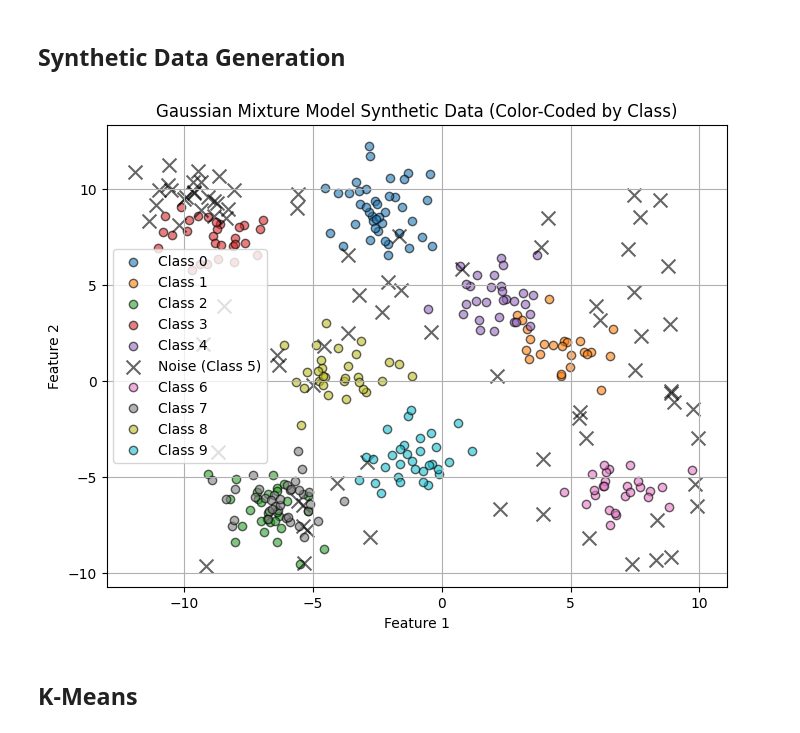
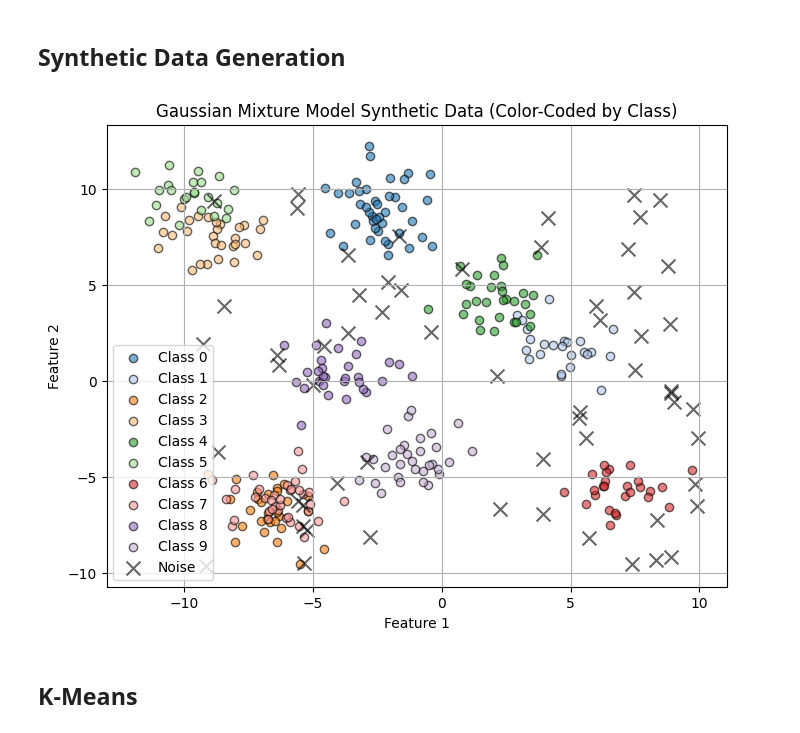
Before and after one commit to wumboingwumbos/ImageProcessing, a Jupyter notebook: Pattern_Rec_ECE5363/Project_5/Bartley_Hossain.ipynb, the cells around one changed output. Saved outputs shown, nothing was run; the diff lists cells and outputs as text; code cells hidden in the pictures.

```diff
--- a/Pattern_Rec_ECE5363/Project_5/Bartley_Hossain.ipynb
+++ b/Pattern_Rec_ECE5363/Project_5/Bartley_Hossain.ipynb
@@ -36,7 +36,7 @@ def generate_gmm_data_with_noise(n_samples, n_components, n_features, n_noise, s
     for i in range(n_noise):
         noise = np.random.uniform(low=-10, high=10, size=n_features)
         samples.append(noise)
-        labels.append(5)  # Class 5 for noise
+        labels.append(n_components)  # Use n_components as noise label to avoid collision
     return np.array(samples), np.array(labels)
 # Example usage
 if __name__ == "__main__":
@@ -50,36 +50,37 @@ if __name__ == "__main__":
     np.savetxt(f"{n_components}_components_with_noise.csv", data_with_labels, delimiter=",", header="Feature1,Feature2,Label", comments="")
 
 # visualize
 import matplotlib.pyplot as plt
 def visualize_data(data, labels, color=True):
     unique_labels = np.unique(labels)
     n_unique = len(unique_labels)
 
     # Generate enough colors for all classes
     if n_unique <= 10:
         colors = plt.cm.tab10(np.arange(n_unique))
     else:
         colors = plt.cm.tab20(np.arange(n_unique))
 
     plt.figure(figsize=(8, 6))
     for idx, class_id in enumerate(unique_labels):
         mask = labels == class_id
-        if class_id == 5:  # Noise class
-            plt.scatter(data[mask, 0], data[mask, 1], alpha=0.6, label=f'Noise (Class {class_id})',
+        # Check if this is the noise label (last unique label)
+        if class_id == np.max(unique_labels):
+            plt.scatter(data[mask, 0], data[mask, 1], alpha=0.6, label=f'Noise',
                        color='black', marker='x', s=100)
         else:
             plt.scatter(data[mask, 0], data[mask, 1], alpha=0.6, label=f'Class {class_id}',
                        color=colors[idx], edgecolors='k')
     plt.title("Gaussian Mixture Model Synthetic Data (Color-Coded by Class)")
     plt.xlabel("Feature 1")
     plt.ylabel("Feature 2")
     plt.legend()
     plt.grid()
     plt.show()
 if __name__ == "__main__":
     visualize_data(data, labels)
 # %% [output]
-[figure, old version]
+[figure, new version]
 # %% [markdown]
 ## K-Means
 # %% [markdown]
```
Also changed, not shown: parts of 4 cells of this notebook, 3 other files.
